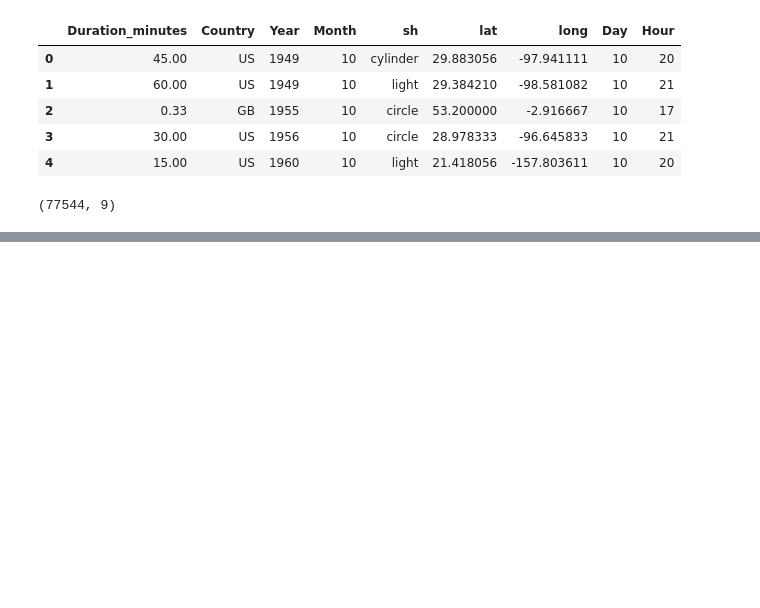
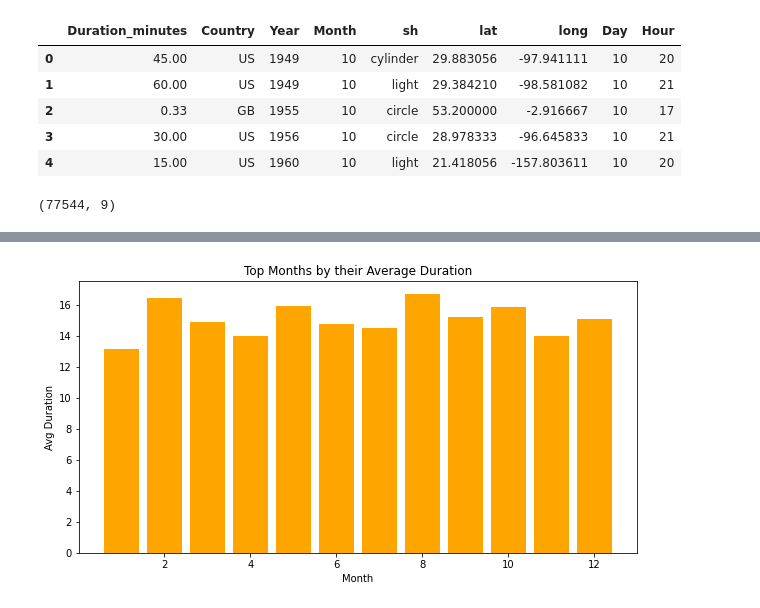
Before and after one commit to rajnavdeep/Capstone_2_UFO_Sightings, a Jupyter notebook: Capstone_2_preprocessing_and_training-Navdeep_Raj.ipynb, the cells around one changed output, grey strips where cells are left out. Saved outputs shown, nothing was run; the diff lists cells and outputs as text; code cells hidden in the pictures; blank space fills up the shorter version.

```diff
--- a/Capstone_2_preprocessing_and_training-Navdeep_Raj.ipynb
+++ b/Capstone_2_preprocessing_and_training-Navdeep_Raj.ipynb
@@ -552,0 +395,4 @@ mean_absolute_error(y_2_train, y_2_tr_lasso_pred), mean_absolute_error(y_2_test,
+# %%
+data_mont = data_2.groupby('Month').agg(Avg_Duration = ('Duration_minutes', np.mean), Total_Duration = ('Duration_minutes', sum))
+# %%
+data_mont = data_mont.sort_values(by = 'Avg_Duration', ascending = False)
@@ -552,0 +416,9 @@ mean_absolute_error(y_2_train, y_2_tr_lasso_pred), mean_absolute_error(y_2_test,
+# %%
+plt.subplots(figsize=(10, 5))
+plt.bar(data_mont.index, data_mont.Avg_Duration, color = 'orange')
+plt.xlabel('Month')
+#plt.xticks(rotation = 60)
+plt.ylabel('Avg Duration')
+plt.title('Top Months by their Average Duration');
+# %% [output]
+[figure, added]
```
Also changed, not shown: parts of 154 cells of this notebook.
